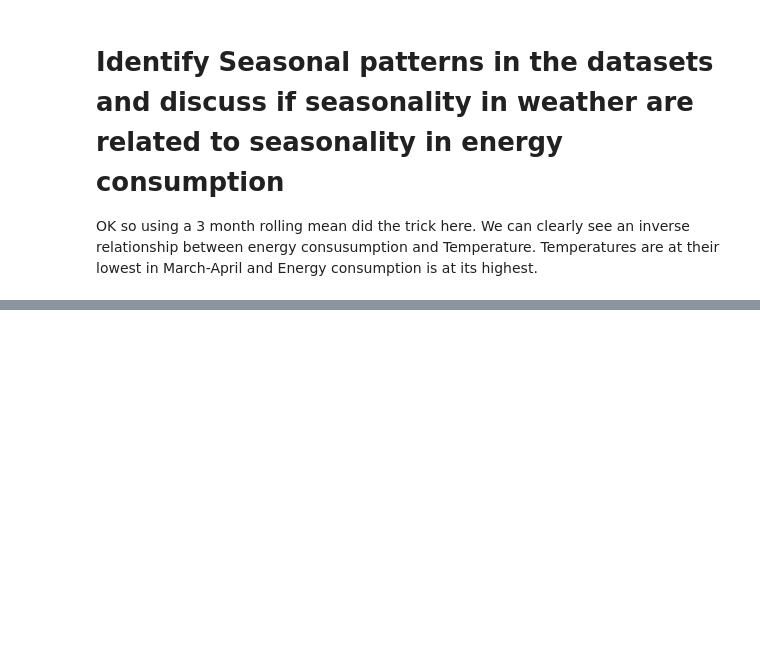
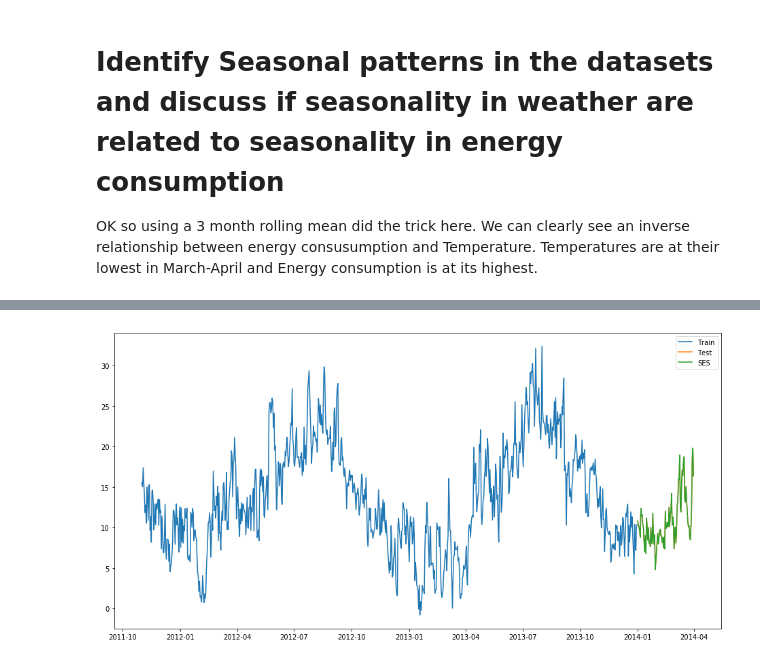
Before and after one commit to gregory1506/COMP6940, a Jupyter notebook: 03717357_Gregory_A5/03717357_COMP6940_A5.ipynb, the cells around one changed output, grey strips where cells are left out. Saved outputs shown, nothing was run; the diff lists cells and outputs as text; code cells hidden in the pictures; blank space fills up the shorter version.

```diff
--- a/03717357_Gregory_A5/03717357_COMP6940_A5.ipynb
+++ b/03717357_Gregory_A5/03717357_COMP6940_A5.ipynb
@@ -132,0 +137,3 @@ OK so using a 3 month rolling mean did the trick here. We can clearly see an inv
+# %%
+train = weather[weather.index.year < 2014]
+test = weather[weather.index.year == 2014]
@@ -132,0 +158,12 @@ OK so using a 3 month rolling mean did the trick here. We can clearly see an inv
+# %%
+# looks like the best value is 1
+y_hat_avg = test.copy()
+y_hat_avg['SES'] = test.ewm(span=1).mean()
+plt.figure(figsize=(16,8))
+plt.plot(train['temperatureHigh'], label='Train')
+plt.plot(test['temperatureHigh'], label='Test')
+plt.plot(y_hat_avg['SES'], label='SES')
+plt.legend(loc='best')
+plt.show()
+# %% [output]
+[figure, added]
```
Also changed, not shown: parts of 13 cells of this notebook.
